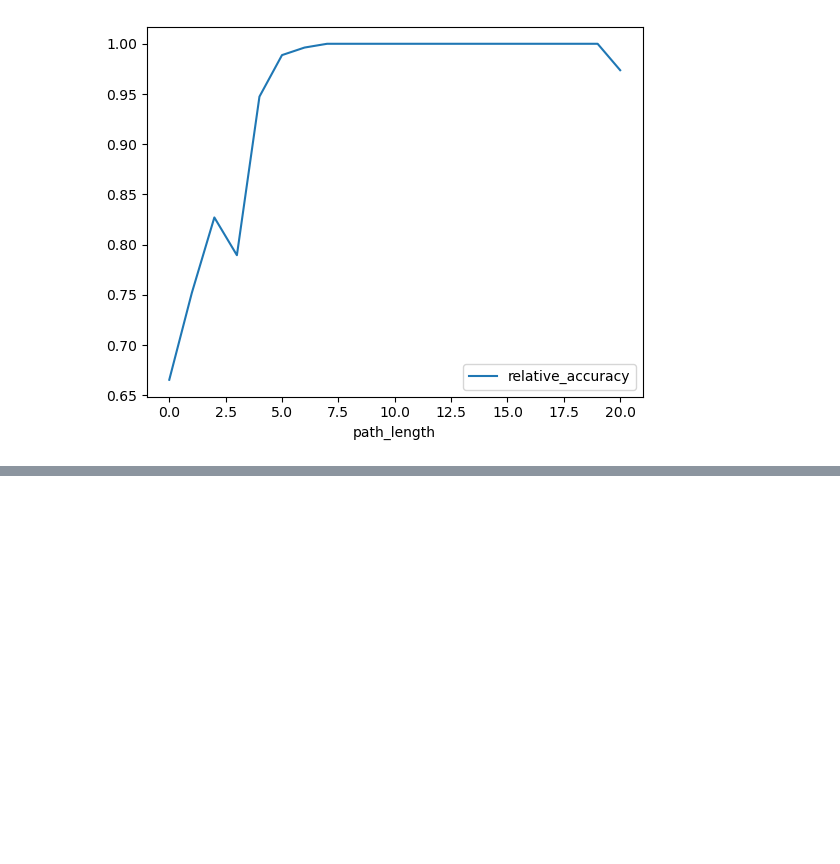
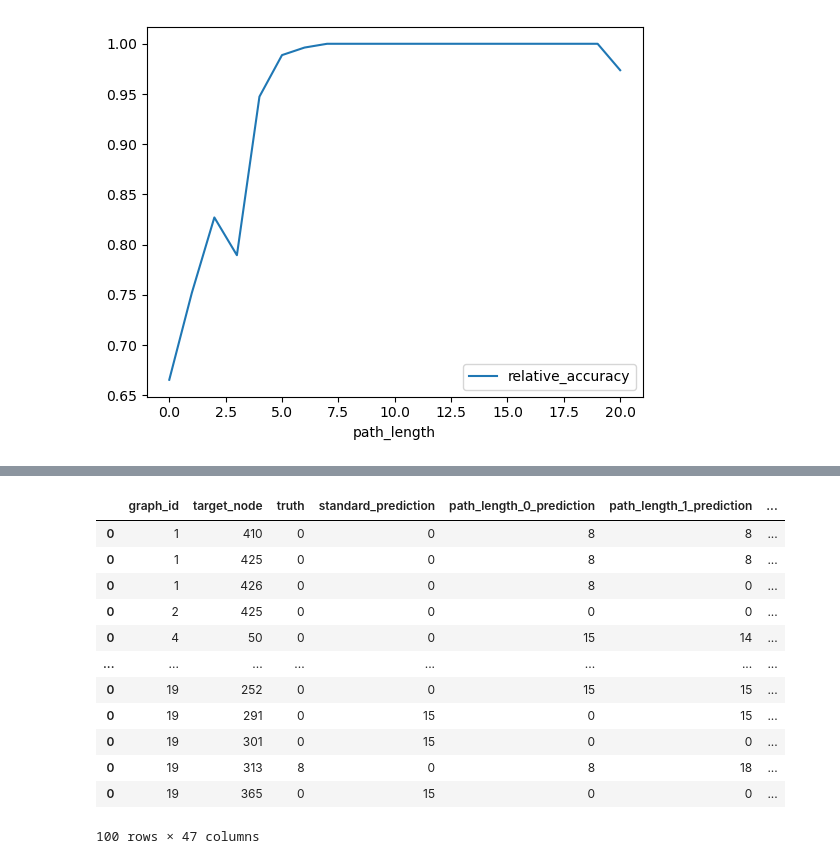
Before and after one commit to PalAvik/lrgb-uva-dl2-11, a Jupyter notebook: analysis/noising_experiments/noiser_results.ipynb, the cells around one changed output, grey strips where cells are left out. Drawn from its saved outputs; the diff is of its cells as text; code cells hidden in the pictures; blank space fills up the shorter version.

```diff
--- a/analysis/noising_experiments/noiser_results.ipynb
+++ b/analysis/noising_experiments/noiser_results.ipynb
@@ -54,0 +86,16 @@ data = dataset[0]
+# %%
+df[df.standard_prediction_correct != df.path_length_18_correct]
+# %% [output]
+|  | graph_id | target_node | truth | standard_prediction | path_length_0_prediction | path_length_1_prediction | ... |
+| 0 | 1 | 410 | 0 | 0 | 8 | 8 | ... |
+| 0 | 1 | 425 | 0 | 0 | 8 | 8 | ... |
+| 0 | 1 | 426 | 0 | 0 | 8 | 0 | ... |
+| 0 | 2 | 425 | 0 | 0 | 0 | 0 | ... |
+| 0 | 4 | 50 | 0 | 0 | 15 | 14 | ... |
+| ... | ... | ... | ... | ... | ... | ... | ... |
+| 0 | 19 | 252 | 0 | 0 | 15 | 15 | ... |
+| 0 | 19 | 291 | 0 | 15 | 0 | 15 | ... |
+| 0 | 19 | 301 | 0 | 15 | 0 | 0 | ... |
+| 0 | 19 | 313 | 8 | 0 | 8 | 18 | ... |
+| 0 | 19 | 365 | 0 | 15 | 0 | 0 | ... |
+100 rows × 47 columns
```
Also changed, not shown: parts of 7 cells of this notebook, 1 other file.
